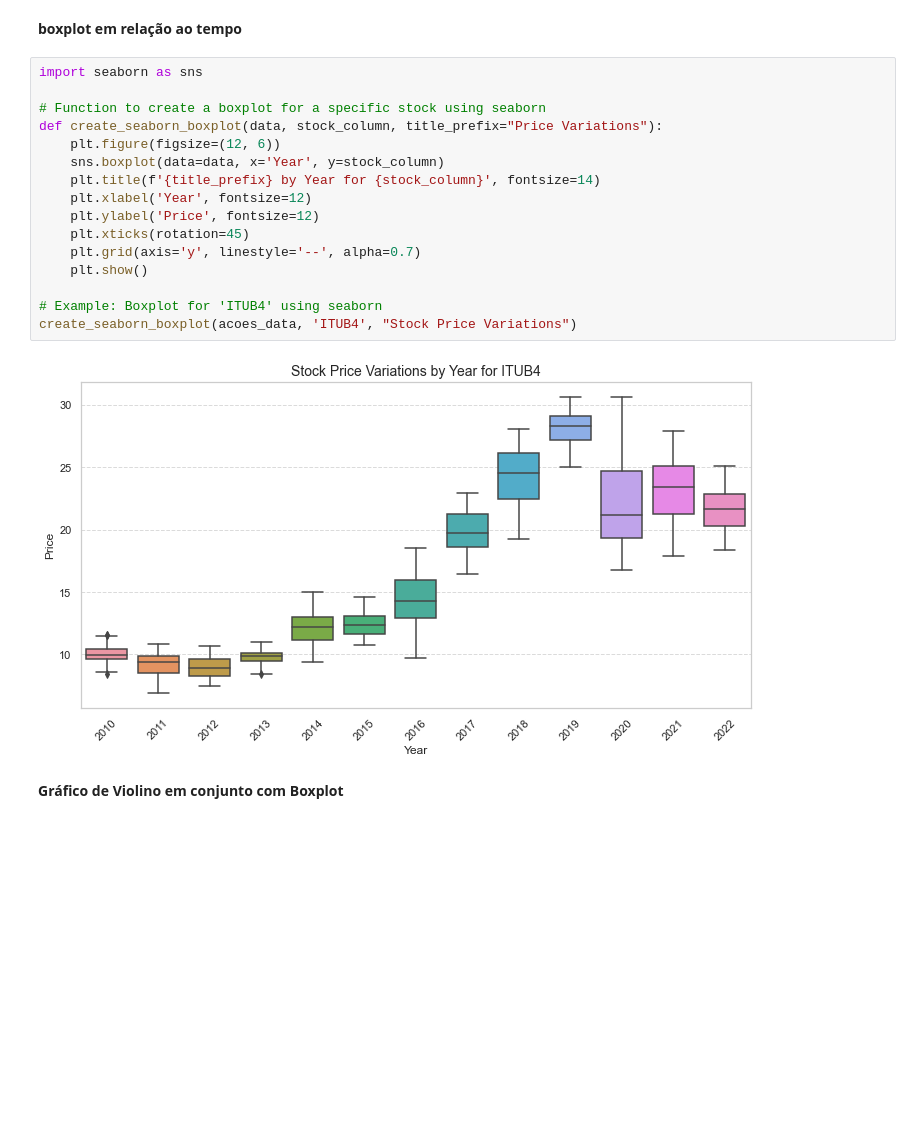
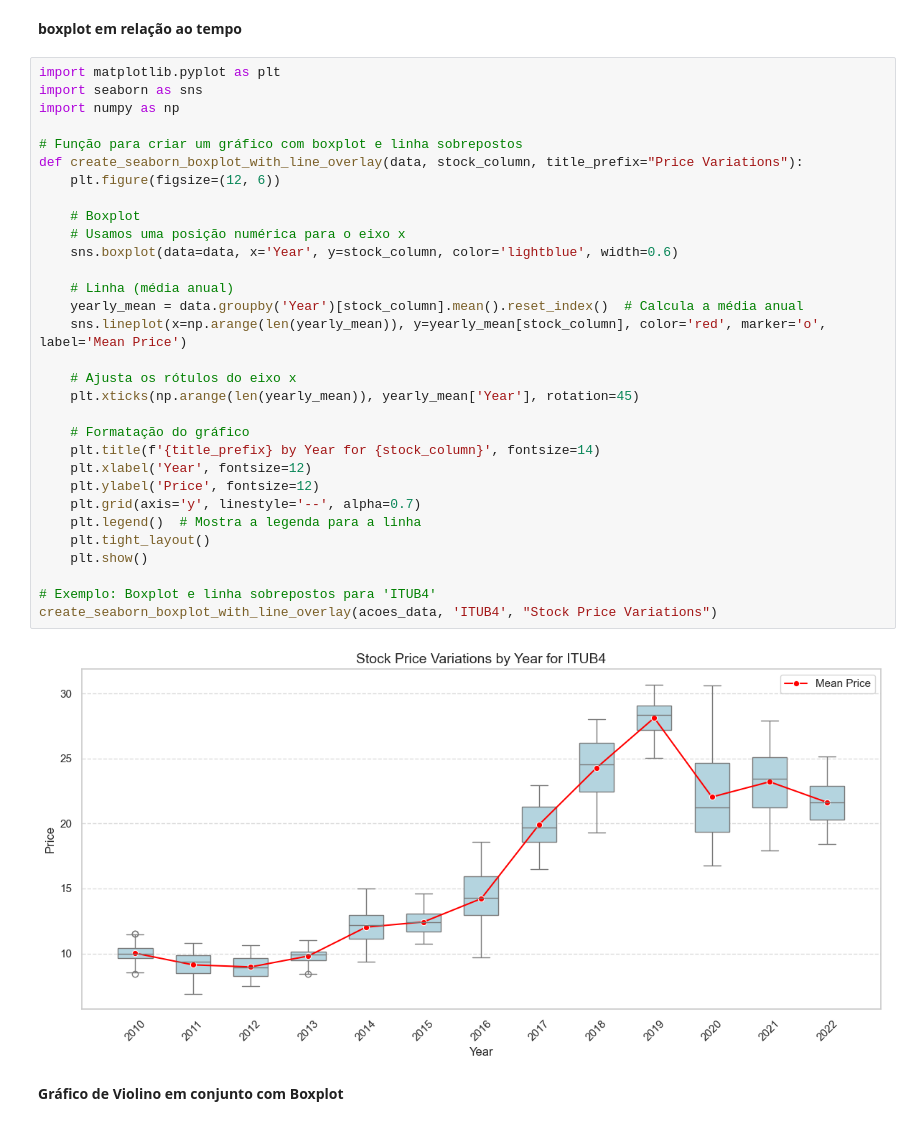
Before and after one commit to diogobrasil/analises-tcc-cripto, a Jupyter notebook: main/classes/Visualization/b3_analysis_charts/distrbuitions.ipynb, the cells around one changed output. Cells and saved outputs as stored; diff of their text form; blank space fills up the shorter version.

Commit message:
permite visualização do preço médio nos gráficos de boxplot por ano.

```diff
--- a/main/classes/Visualization/b3_analysis_charts/distrbuitions.ipynb
+++ b/main/classes/Visualization/b3_analysis_charts/distrbuitions.ipynb
@@ -42,23 +42,38 @@ plot_histograms(acoes_data, ['ITUB4', 'BBAS3', 'VALE3'])
 # %% [markdown]
 **boxplot em relação ao tempo**
 # %%
+import matplotlib.pyplot as plt
 import seaborn as sns
+import numpy as np
 
-# Function to create a boxplot for a specific stock using seaborn
-def create_seaborn_boxplot(data, stock_column, title_prefix="Price Variations"):
+# Função para criar um gráfico com boxplot e linha sobrepostos
+def create_seaborn_boxplot_with_line_overlay(data, stock_column, title_prefix="Price Variations"):
     plt.figure(figsize=(12, 6))
-    sns.boxplot(data=data, x='Year', y=stock_column)
+
+    # Boxplot
+    # Usamos uma posição numérica para o eixo x
+    sns.boxplot(data=data, x='Year', y=stock_column, color='lightblue', width=0.6)
+
+    # Linha (média anual)
+    yearly_mean = data.groupby('Year')[stock_column].mean().reset_index()  # Calcula a média anual
+    sns.lineplot(x=np.arange(len(yearly_mean)), y=yearly_mean[stock_column], color='red', marker='o', label='Mean Price')
+
+    # Ajusta os rótulos do eixo x
+    plt.xticks(np.arange(len(yearly_mean)), yearly_mean['Year'], rotation=45)
+
+    # Formatação do gráfico
     plt.title(f'{title_prefix} by Year for {stock_column}', fontsize=14)
     plt.xlabel('Year', fontsize=12)
     plt.ylabel('Price', fontsize=12)
-    plt.xticks(rotation=45)
     plt.grid(axis='y', linestyle='--', alpha=0.7)
+    plt.legend()  # Mostra a legenda para a linha
+    plt.tight_layout()
     plt.show()
 
-# Example: Boxplot for 'ITUB4' using seaborn
-create_seaborn_boxplot(acoes_data, 'ITUB4', "Stock Price Variations")
+# Exemplo: Boxplot e linha sobrepostos para 'ITUB4'
+create_seaborn_boxplot_with_line_overlay(acoes_data, 'ITUB4', "Stock Price Variations")
 # %% [output]
-[figure, old version]
+[figure, new version]
 # %% [markdown]
 **Gráfico de Violino em conjunto com Boxplot**
 # %% [markdown]
```
Also changed, not shown: 2 other files.
